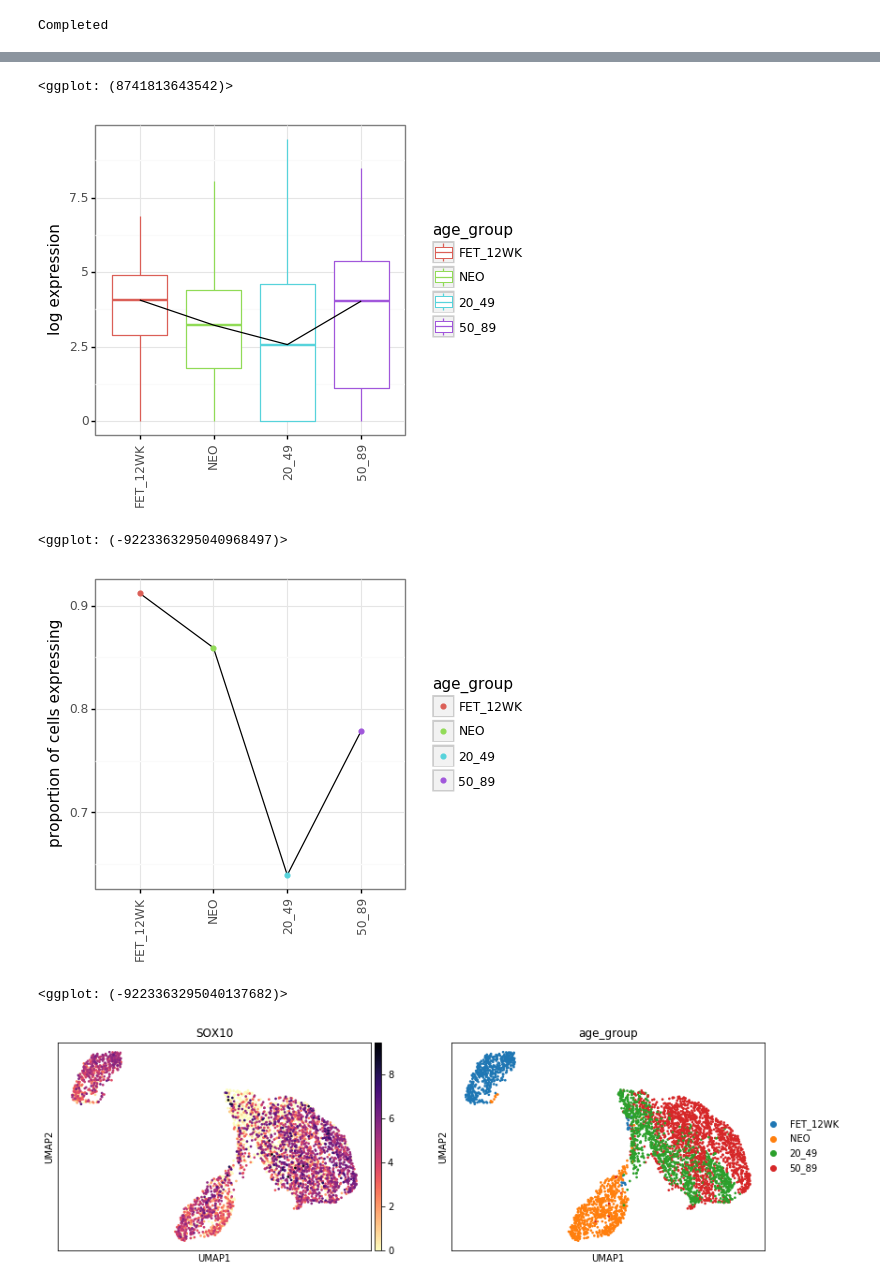
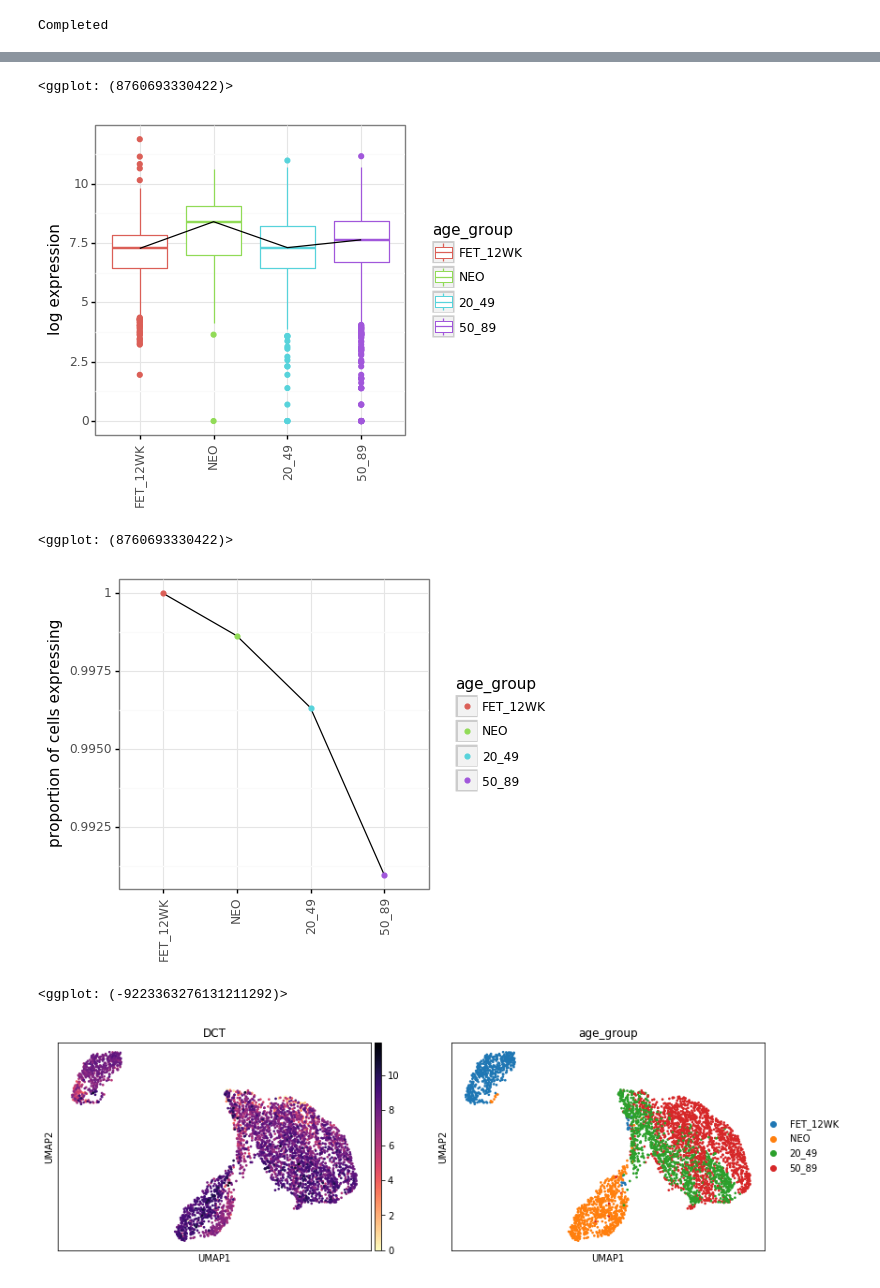
Before and after one commit to czbiohub/darmanis_group_DL_notebook, a Jupyter notebook: DL20190123_mel_aging_noise_analysis-PUBLIC.ipynb, the cells around one changed output, grey strips where cells are left out. Drawn from its saved outputs; the diff is of its cells as text; code cells hidden in the pictures.

```diff
--- a/DL20190123_mel_aging_noise_analysis-PUBLIC.ipynb
+++ b/DL20190123_mel_aging_noise_analysis-PUBLIC.ipynb
@@ -140,7 +140,7 @@ N/A
 ###############################################
 
 # Specify gene symbol
-gene = 'SOX10'
+gene = 'DCT'
 
 # Specify age-binning: 'age_group' = 30-yr bins, 'age_bin' = 10-yr bins
 groupby='age_group'
@@ -166,6 +166,6 @@ output = [print(f'{idx}: ',
-<ggplot: (8741813643542)>
+<ggplot: (8760693330422)>
-[figure, old version]
+[figure, new version]
-<ggplot: (-9223363295040968497)>
+<ggplot: (8760693330422)>
-[figure, old version]
+[figure, new version]
-<ggplot: (-9223363295040137682)>
+<ggplot: (-9223363276131211292)>
-[figure, old version]
+[figure, new version]
```
Also changed, not shown: parts of 2 cells of this notebook, 2 other files.
